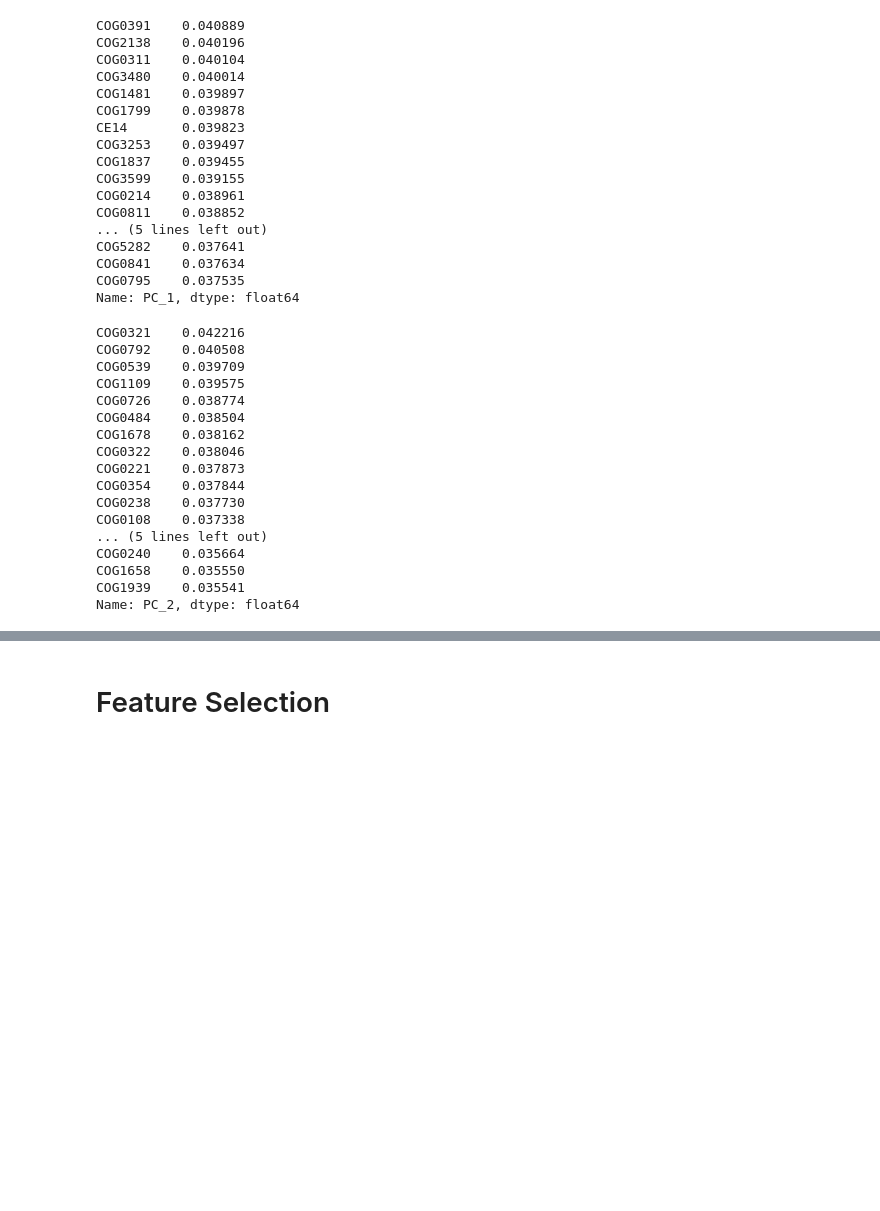
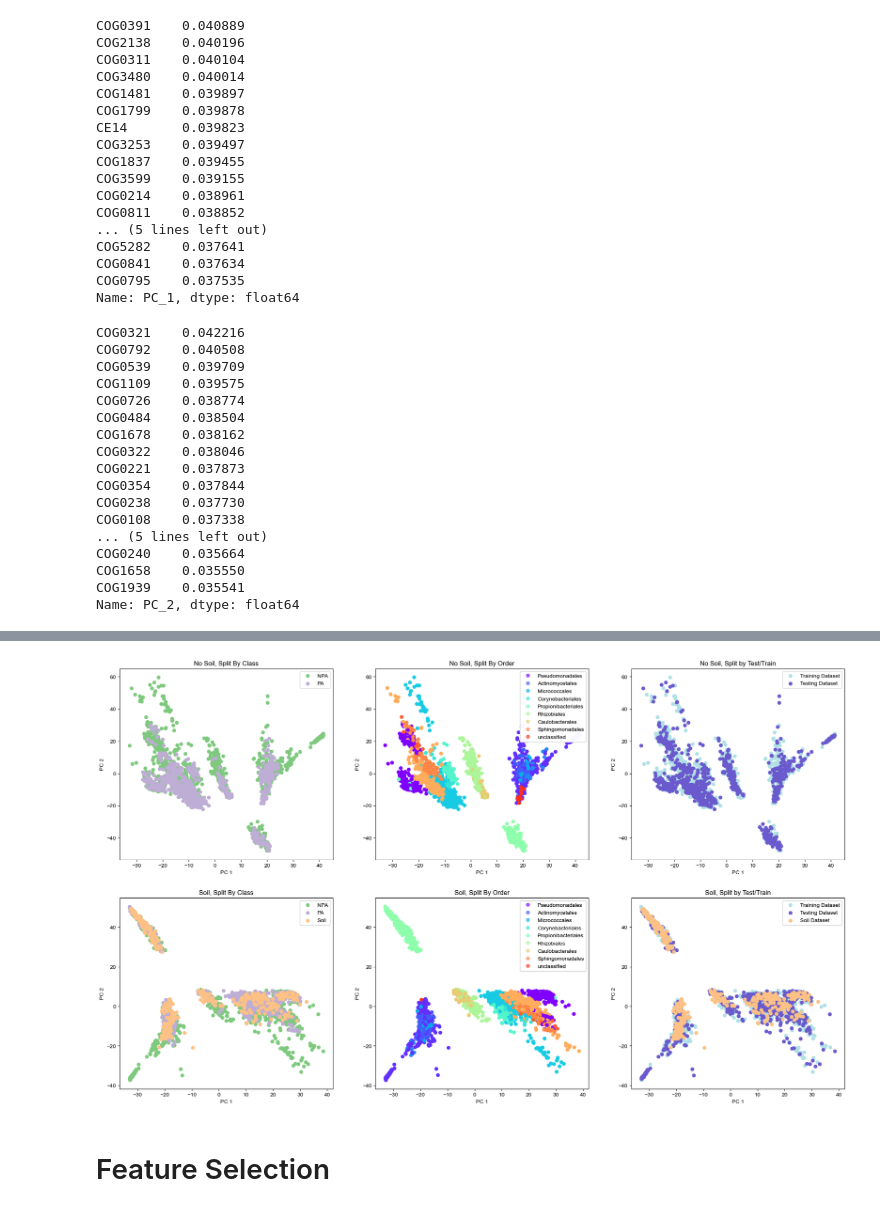
Before and after one commit to ajlukasiewicz/Team_9_MacLearn, a Jupyter notebook: Sarah_Classification.ipynb, the cells around one changed output, grey strips where cells are left out. Drawn from its saved outputs; the diff is of its cells as text; code cells hidden in the pictures; blank space fills up the shorter version.

```diff
--- a/Sarah_Classification.ipynb
+++ b/Sarah_Classification.ipynb
@@ -243,0 +262,6 @@ X_for_pca
+# %%
+X_ws = df_for_pca_with_soil[features]
+scaler_ws = StandardScaler().fit(df_for_pca_with_soil[features])
+df_ws_normalized = pd.DataFrame(scaler_ws.transform(df_for_pca_with_soil[features]), columns=features)
+
+labels_ns_y = df_for_pca_with_soil['Classification']
@@ -243,0 +359,14 @@ X_for_pca
+# %%
+x_plot_NPA = x_plot[labels == 0]
+y_plot_NPA = y_plot[labels == 0]
+x_plot_PA = x_plot[labels == 1]
+y_plot_PA = y_plot[labels == 1]
+
+x_plot_NPA_ns = x_plot_ns[labels_ns_y == 0]
+y_plot_NPA_ns = y_plot_ns[labels_ns_y == 0]
+
+x_plot_PA_ns = x_plot_ns[labels_ns_y == 1]
+y_plot_PA_ns = y_plot_ns[labels_ns_y == 1]
+
+x_plot_soil_ns = x_plot_ns[labels_ns_y == 2]
+y_plot_soil_ns = y_plot_ns[labels_ns_y == 2]
@@ -244,2 +381,64 @@ X_for_pca
+# %%
+# Visualization
+
+fig, ax = plt.subplots(2,3, figsize = (24,14))
+
+#scatter1 = ax[0,0].scatter(x_plot,y_plot, c = labels)
+#handles, _ = scatter1.legend_elements(prop="colors", alpha=0.6)
+#legend1 = ax[0,0].legend(handles, ["NPA", "PA"], loc="upper right")
+#ax[0,0].add_artist(legend1)
+ax[0,0].scatter(x_plot_NPA,y_plot_NPA, color = '#7fc97f')
+ax[0,0].scatter(x_plot_PA,y_plot_PA, color = '#beadd4')
+ax[0,0].legend(['NPA','PA'])
+ax[0,0].set_xlabel("PC 1")
+ax[0,0].set_ylabel("PC 2")
+ax[0,0].set_title("No Soil, Split By Class")
+
+scatter2 = ax[0,1].scatter(x_plot,y_plot, c = np.array(pca_order_numeric), cmap = 'rainbow')
+handles, _ = scatter2.legend_elements(prop="colors", alpha=0.6)
+legend1 = ax[0,1].legend(handles, pca_orders, loc="upper right")
+ax[0,1].add_artist(legend1)
+ax[0,1].set_xlabel("PC 1")
+ax[0,1].set_ylabel("PC 2")
+ax[0,1].set_title("No Soil, Split By Order")
+
+ax[0,2].scatter(x_train_plot, y_train_plot, c = 'powderblue')
+ax[0,2].scatter(x_test_plot, y_test_plot, c = 'slateblue')
+ax[0,2].legend(['Training Dataset', 'Testing Dataset'], loc="upper right")
+ax[0,2].set_xlabel("PC 1")
+ax[0,2].set_ylabel("PC 2")
+ax[0,2].set_title("No Soil, Split by Test/Train")
+
+ax[1,0].set_xlabel("PC 1")
+ax[1,0].set_ylabel("PC 2")
+ax[1,0].set_title("Soil, Split By Class")
+ax[1,0].scatter(x_plot_NPA_ns,y_plot_NPA_ns, color = '#7fc97f')
+ax[1,0].scatter(x_plot_PA_ns,y_plot_PA_ns, color = '#beadd4')
+ax[1,0].scatter(x_plot_soil_ns,y_plot_soil_ns, c = '#fdc185')
+ax[1,0].legend(['NPA', 'PA', 'Soil'])
+#scatter3 = ax[1,0].scatter(x_plot_ns, y_plot_ns, c = labels_ns_y, cmap = 'cool')
+#handles, _ = scatter3.legend_elements(prop="colors", alpha=0.6)
+#legend3 = ax[1,0].legend(handles, ["NPA", 'PA',"Soil"], loc="upper right")
+
+scatter4 = ax[1,1].scatter(x_plot_ns,y_plot_ns, c = np.array(pca_order_numeric_ws), cmap = 'rainbow')
+handles, _ = scatter4.legend_elements(prop="colors", alpha=0.6)
+legend1 = ax[1,1].legend(handles, pca_orders, loc="upper right")
+ax[1,1].add_artist(legend1)
+ax[1,1].set_xlabel("PC 1")
+ax[1,1].set_ylabel("PC 2")
+ax[1,1].set_title("Soil, Split By Order")
+
+ax[1,2].scatter(x_train_plot_ns, y_train_plot_ns, c = 'powderblue')
+ax[1,2].scatter(x_test_plot_ns, y_test_plot_ns, c = 'slateblue')
+ax[1,2].scatter(x_soil_plot_ns, y_soil_plot_ns, color = '#fdc185')
+
+ax[1,2].set_xlabel("PC 1")
+ax[1,2].set_ylabel("PC 2")
+ax[1,2].set_title("Soil, Split by Test/Train")
+ax[1,2].legend(['Training Dataset','Testing Dataset','Soil Dataset'])
+
+plt.show()
+# %% [output]
+[figure, added]
 # %% [markdown]
 # Feature Selection
```
Also changed, not shown: parts of 25 cells of this notebook.
